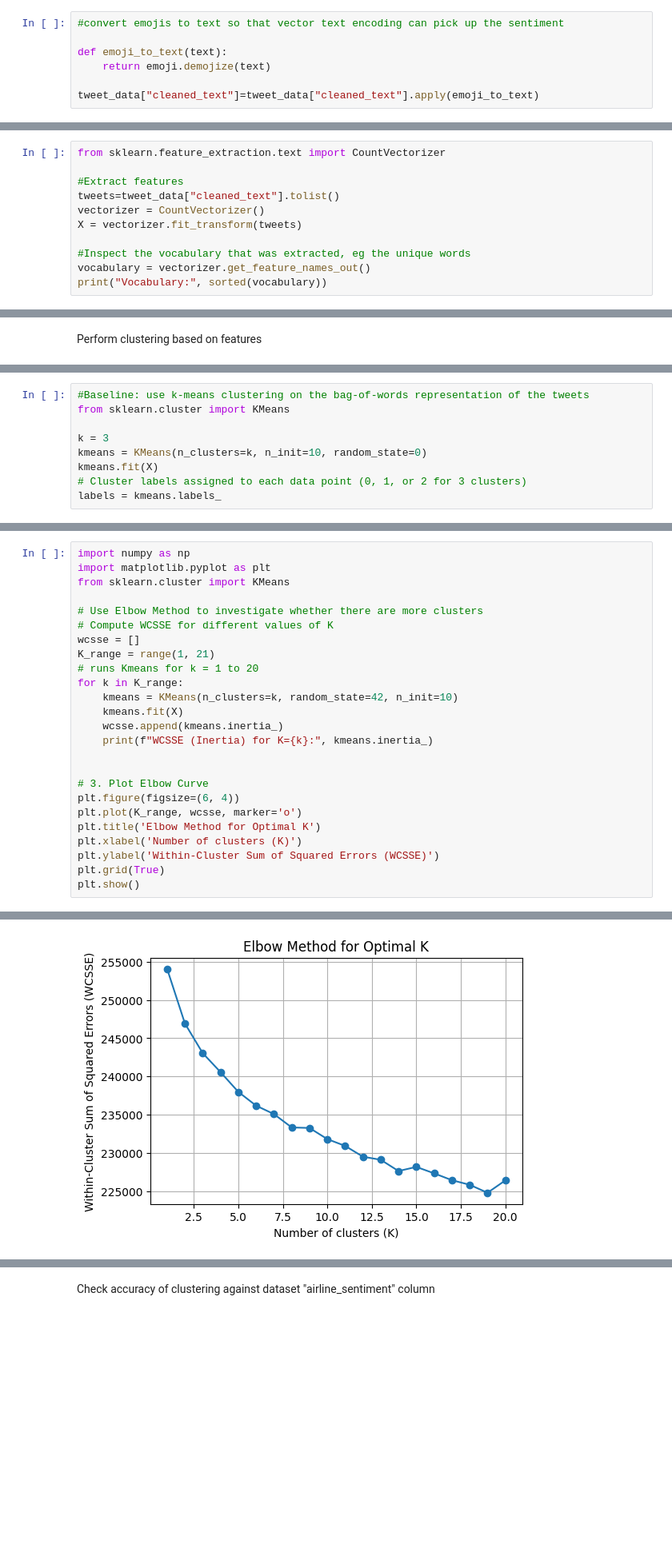
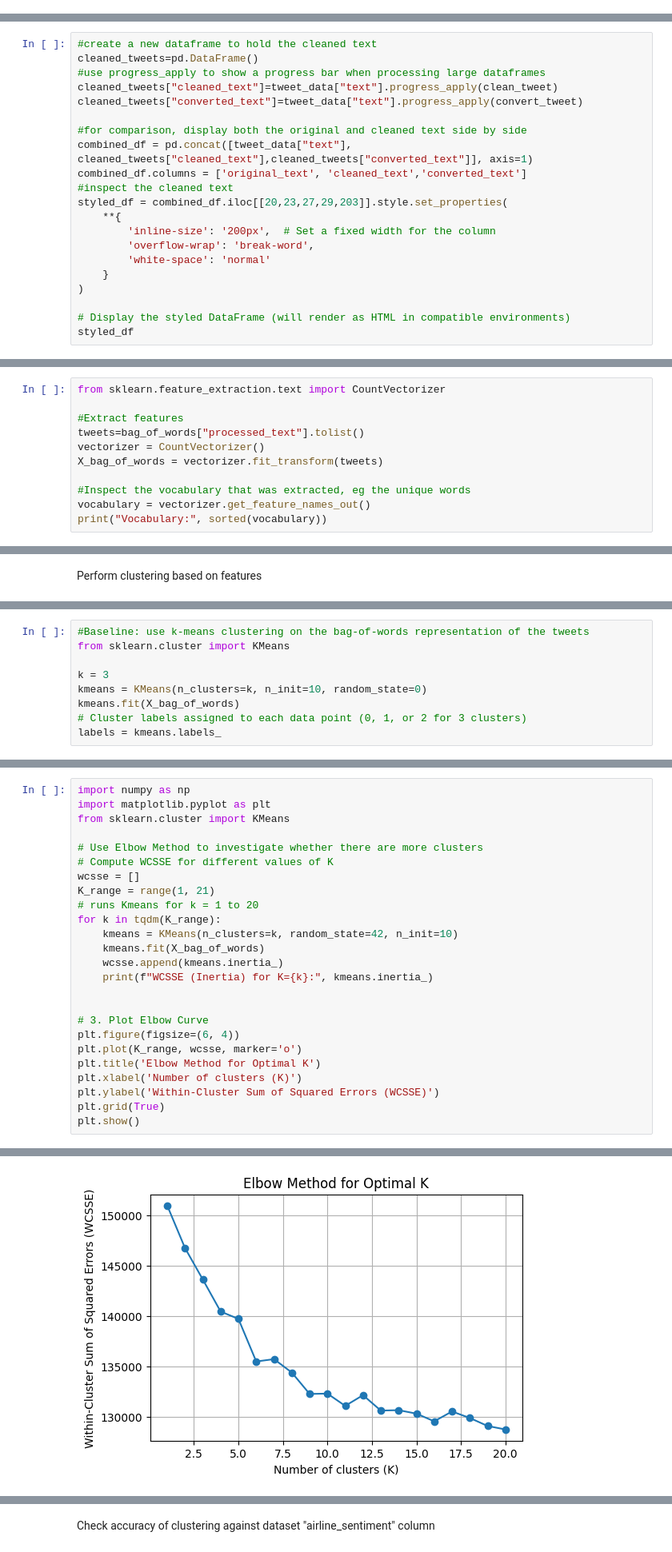
Before and after one commit to NomadZhang/MSI5001, a Jupyter notebook: main.ipynb, the cells around one changed output, grey strips where cells are left out. Shown at 80% size. Cells and saved outputs as stored; diff of their text form; blank space fills up the shorter version.

Commit message:
cleaned up feature extraction added wordcloud to clustering analysis

```diff
--- a/main.ipynb
+++ b/main.ipynb
@@ -91,7 +177,0 @@ https://medium.com/@ebimsv/nlp-series-day-5-handling-emojis-strategies-and-code-
-# %%
-#convert emojis to text so that vector text encoding can pick up the sentiment
-
-def emoji_to_text(text):
-    return emoji.demojize(text)
-
-tweet_data["cleaned_text"]=tweet_data["cleaned_text"].apply(emoji_to_text)
@@ -119,0 +178,21 @@ styled_df
+# %%
+#create a new dataframe to hold the cleaned text
+cleaned_tweets=pd.DataFrame()
+#use progress_apply to show a progress bar when processing large dataframes
+cleaned_tweets["cleaned_text"]=tweet_data["text"].progress_apply(clean_tweet)
+cleaned_tweets["converted_text"]=tweet_data["text"].progress_apply(convert_tweet)
+
+#for comparison, display both the original and cleaned text side by side
+combined_df = pd.concat([tweet_data["text"], cleaned_tweets["cleaned_text"],cleaned_tweets["converted_text"]], axis=1)
+combined_df.columns = ['original_text', 'cleaned_text','converted_text']
+#inspect the cleaned text
+styled_df = combined_df.iloc[[20,23,27,29,203]].style.set_properties(
+    **{
+        'inline-size': '200px',  # Set a fixed width for the column
+        'overflow-wrap': 'break-word',
+        'white-space': 'normal'
+    }
+)
+
+# Display the styled DataFrame (will render as HTML in compatible environments)
+styled_df
@@ -131,9 +288,9 @@ Bag of Words model taken from https://www.kaggle.com/code/vipulgandhi/bag-of-wor
 from sklearn.feature_extraction.text import CountVectorizer
 
 #Extract features
-tweets=tweet_data["cleaned_text"].tolist()
+tweets=bag_of_words["processed_text"].tolist()
 vectorizer = CountVectorizer()
-X = vectorizer.fit_transform(tweets)
+X_bag_of_words = vectorizer.fit_transform(tweets)
 
 #Inspect the vocabulary that was extracted, eg the unique words
 vocabulary = vectorizer.get_feature_names_out()
@@ -461,7 +645,7 @@ from sklearn.cluster import KMeans
 
 k = 3
 kmeans = KMeans(n_clusters=k, n_init=10, random_state=0)
-kmeans.fit(X)
+kmeans.fit(X_bag_of_words)
 # Cluster labels assigned to each data point (0, 1, or 2 for 3 clusters)
 labels = kmeans.labels_
 # %%
@@ -517,9 +738,9 @@ from sklearn.cluster import KMeans
 wcsse = []
 K_range = range(1, 21)
 # runs Kmeans for k = 1 to 20
-for k in K_range:
+for k in tqdm(K_range):
     kmeans = KMeans(n_clusters=k, random_state=42, n_init=10)
-    kmeans.fit(X)
+    kmeans.fit(X_bag_of_words)
     wcsse.append(kmeans.inertia_)
     print(f"WCSSE (Inertia) for K={k}:", kmeans.inertia_)
 
@@ -556 +777 @@ WCSSE (Inertia) for K=20: 226406.9193636962
-[figure, old version]
+[figure, new version]
```
Also changed, not shown: parts of 75 cells of this notebook.
